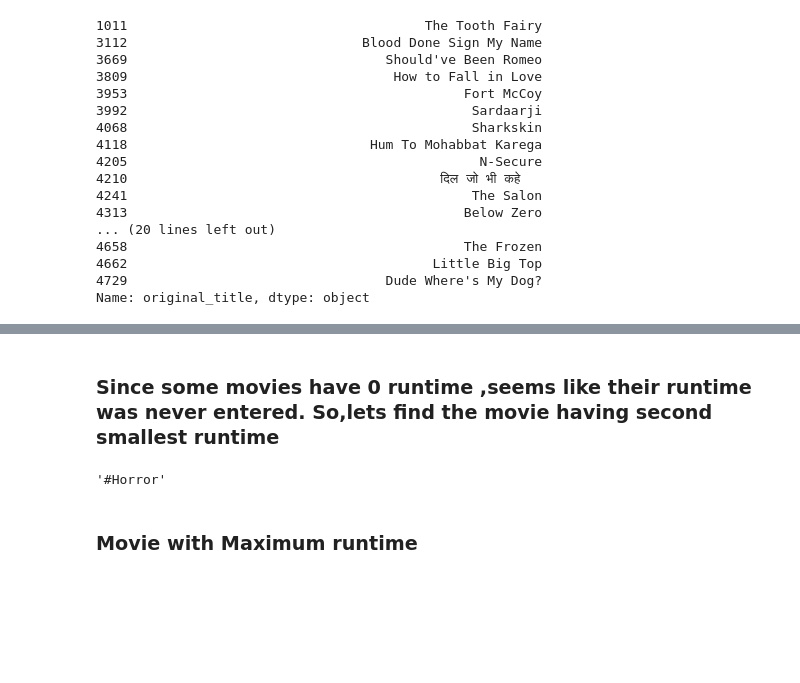
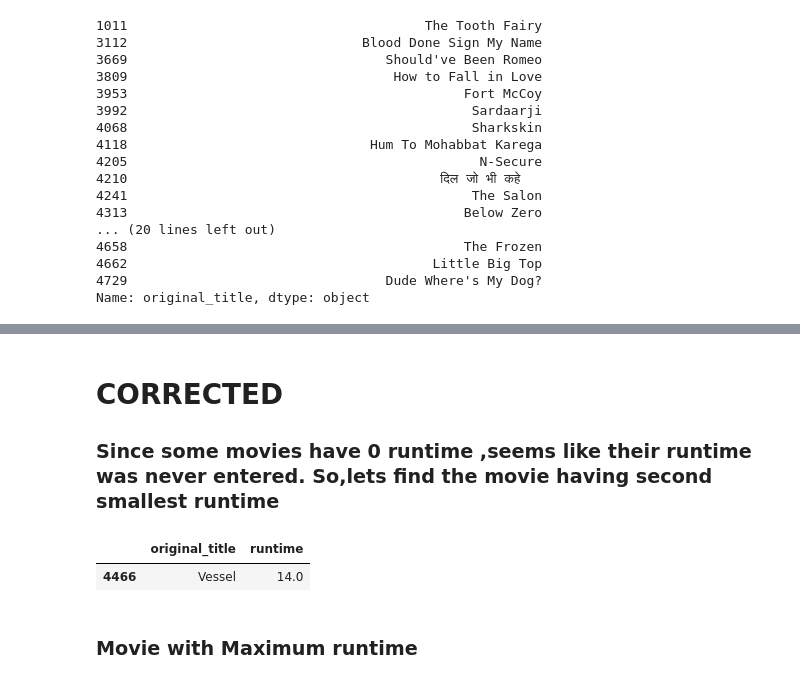
Before and after one commit to dhanush-achari/zluri, a Jupyter notebook: Assignment -1/Assignment-1.ipynb, the cells around one changed output, grey strips where cells are left out. Drawn from its saved outputs; the diff is of its cells as text; code cells hidden in the pictures; blank space fills up the shorter version.

```diff
--- a/Assignment -1/Assignment-1.ipynb
+++ b/Assignment -1/Assignment-1.ipynb
@@ -113,9 +120,15 @@ base_df[base_df['runtime'] == base_df['runtime'].min() ][['original_title','runt
 # %% [markdown]
+#  CORRECTED
+
+
+
 ### Since some movies have 0 runtime ,seems like their runtime was never entered. So,lets find the movie having second smallest runtime
-# %%
-base_df[base_df['runtime']>0].min()[['original_title']].values[0]
-# %% [output]
-'#Horror'
+# %%
+smallest = base_df[base_df['runtime'] != 0].nsmallest(1,['runtime'])
+smallest[['original_title','runtime']]
+# %% [output]
+|  | original_title | runtime |
+| 4466 | Vessel | 14.0 |
 # %% [markdown]
 ### Movie with Maximum runtime
 # %%
```
Also changed, not shown: parts of 6 cells of this notebook, 2 other files.
